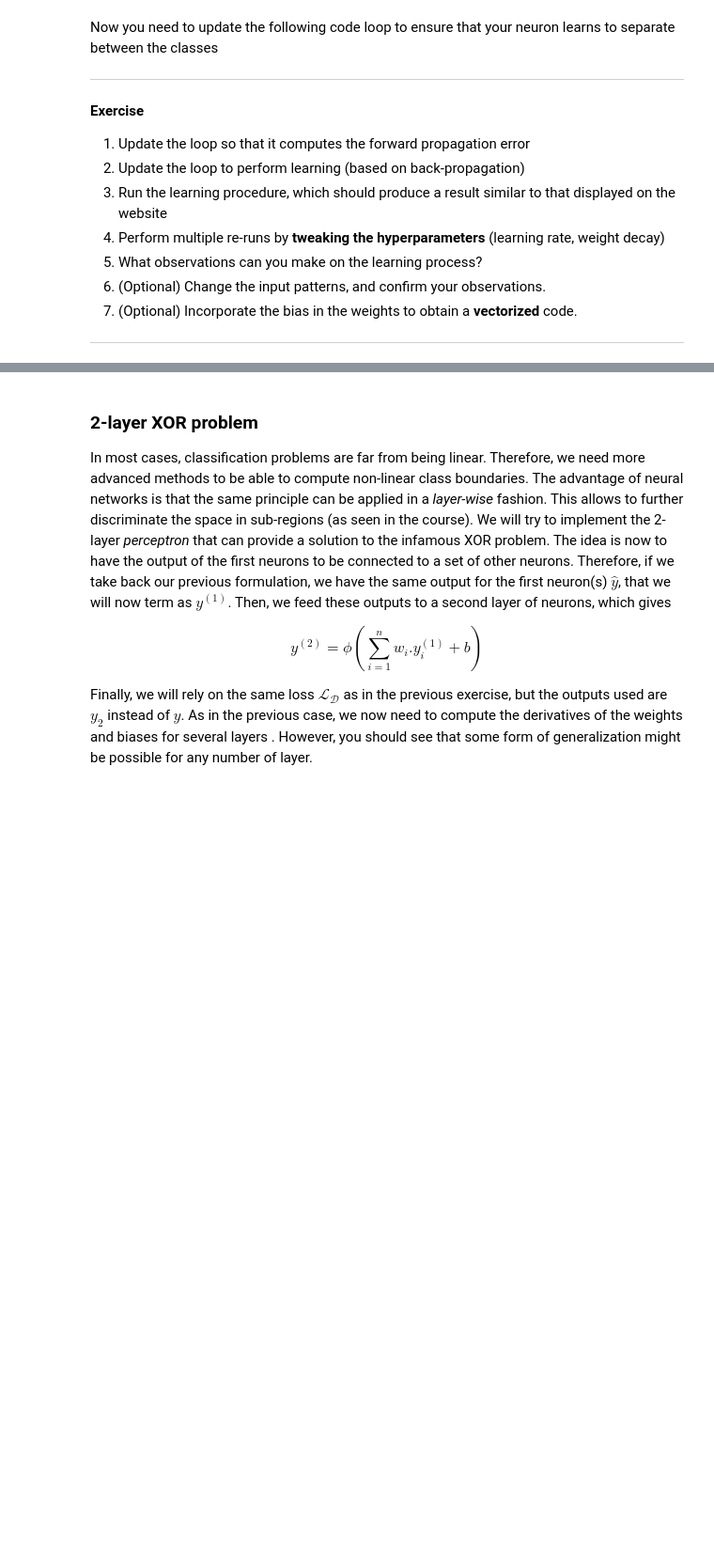
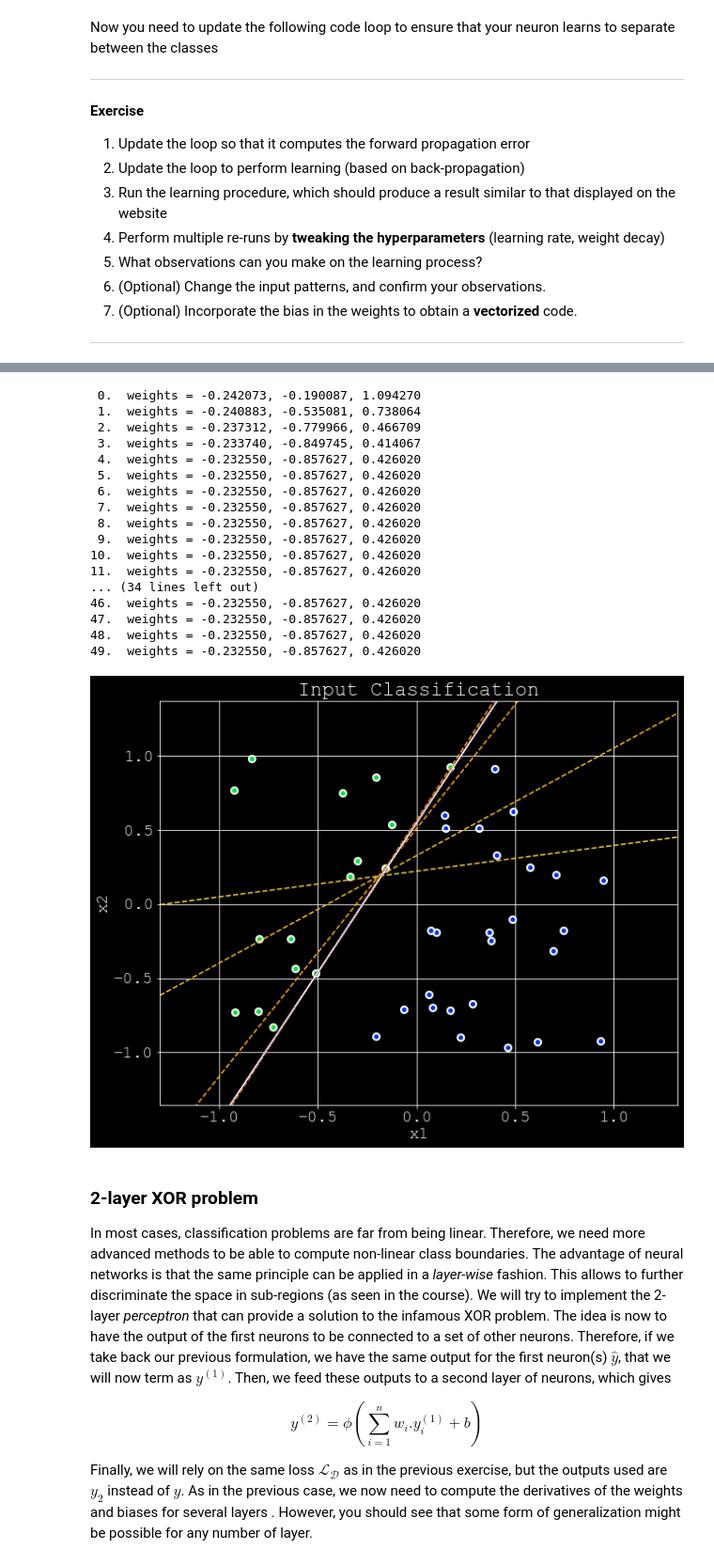
Before and after one commit to HugoAudas/Machine-Learning-ATIAM, a Jupyter notebook: 02a_neural_networks.ipynb, the cells around one changed output, grey strips where cells are left out. Shown at 94% size. Drawn from its saved outputs; the diff is of its cells as text; code cells hidden in the pictures; blank space fills up the shorter version.

```diff
--- a/02a_neural_networks.ipynb
+++ b/02a_neural_networks.ipynb
@@ -187,3 +133,50 @@ plot_boundary(np.concatenate((bias, weights), axis=1), i, '-', fig);
+# %%
+# Plot the corresponding pattern
+fig = plot_patterns(patterns,desired);
+plt.draw()
+# Update loop
+
+def activation_func(x):
+    return(1*(x>=0)+0*(x<0))
+
+def forward_pass(inputs_,weights_,bias_):
+    y=activation_func(np.dot(weights_,inputs_)+bias_)
+    return(y)
+
+def back_prop(inputs_,desired_,weights_,bias_,eta_):
+    error=desired_-forward_pass(inputs_,weights_,bias_)
+    new_weights_=weights_+eta*np.dot(error,inputs_.transpose())
+    new_bias_=bias_+eta*np.mean(error)
+
+    return(new_weights_, new_bias_)
+
+for i in range(50):
+    weights, bias= back_prop(inputs,desired,weights,bias,eta)
+
+    print('%2d.  weights = %f, %f, %f' % (i, bias[0, 0], weights[0, 0], weights[0, 1]))
+    plot_boundary(np.concatenate((bias, weights), axis=1), i, '--', fig)
+    plt.draw()
+    time.sleep(0.2)
+plot_boundary(np.concatenate((bias, weights), axis=1), i, '-', fig);
+# %% [output]
+ 0.  weights = -0.242073, -0.190087, 1.094270
+ 1.  weights = -0.240883, -0.535081, 0.738064
+ 2.  weights = -0.237312, -0.779966, 0.466709
+ 3.  weights = -0.233740, -0.849745, 0.414067
+ 4.  weights = -0.232550, -0.857627, 0.426020
+ 5.  weights = -0.232550, -0.857627, 0.426020
+ 6.  weights = -0.232550, -0.857627, 0.426020
+ 7.  weights = -0.232550, -0.857627, 0.426020
+ 8.  weights = -0.232550, -0.857627, 0.426020
+ 9.  weights = -0.232550, -0.857627, 0.426020
+10.  weights = -0.232550, -0.857627, 0.426020
+11.  weights = -0.232550, -0.857627, 0.426020
+... (34 lines left out)
+46.  weights = -0.232550, -0.857627, 0.426020
+47.  weights = -0.232550, -0.857627, 0.426020
+48.  weights = -0.232550, -0.857627, 0.426020
+49.  weights = -0.232550, -0.857627, 0.426020
+[figure, added]
 # %% [markdown]
 ### 2-layer XOR problem
 
```
Also changed, not shown: parts of 6 cells of this notebook.
